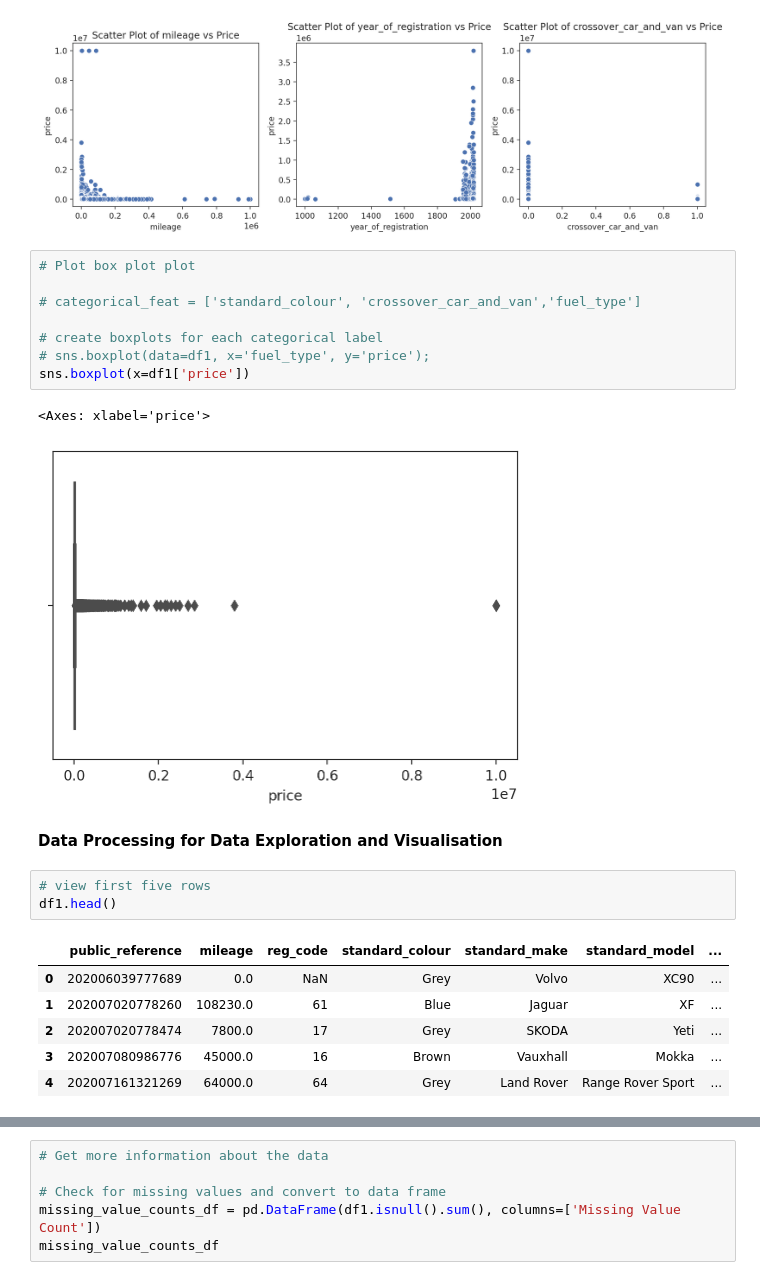
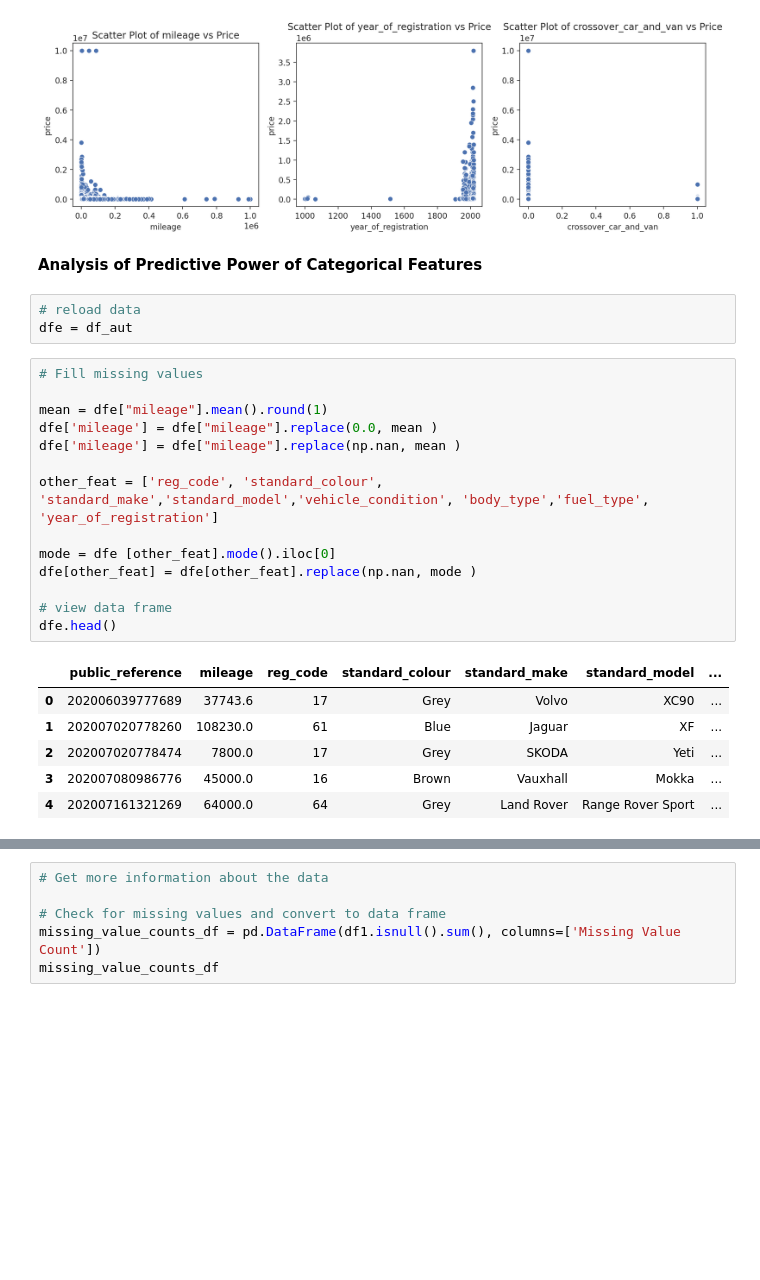
Before and after one commit to kessingtonosazee/GCP_Project_1, a Jupyter notebook: assessment_rrr.ipynb, the cells around one changed output, grey strips where cells are left out. Cells and saved outputs as stored; diff of their text form; blank space fills up the shorter version.

```diff
--- a/assessment_rrr.ipynb
+++ b/assessment_rrr.ipynb
@@ -195,27 +234,29 @@ plt.tight_layout()
 plt.show()
 # %% [output]
 [figure]
-# %%
-# Plot box plot plot
-
-# categorical_feat = ['standard_colour', 'crossover_car_and_van','fuel_type']
-
-# create boxplots for each categorical label
-# sns.boxplot(data=df1, x='fuel_type', y='price');
-sns.boxplot(x=df1['price'])
-# %% [output]
-<Axes: xlabel='price'>
-[figure, removed]
-# %% [markdown]
-**Data Processing for Data Exploration
-and Visualisation**
-# %%
-# view first five rows
-df1.head()
-# %% [output]
-|  | public_reference | mileage | reg_code | standard_colour | standard_make | standard_model | ... |
-| 0 | 202006039777689 | 0.0 | NaN | Grey | Volvo | XC90 | ... |
-| 1 | 202007020778260 | 108230.0 | 61 | Blue | Jaguar | XF | ... |
-| 2 | 202007020778474 | 7800.0 | 17 | Grey | SKODA | Yeti | ... |
-| 3 | 202007080986776 | 45000.0 | 16 | Brown | Vauxhall | Mokka | ... |
-| 4 | 202007161321269 | 64000.0 | 64 | Grey | Land Rover | Range Rover Sport | ... |
+# %% [markdown]
+**Analysis of Predictive Power of Categorical Features**
+# %%
+# reload data
+dfe = df_aut
+# %%
+# Fill missing values
+
+mean = dfe["mileage"].mean().round(1)
+dfe['mileage'] = dfe["mileage"].replace(0.0, mean )
+dfe['mileage'] = dfe["mileage"].replace(np.nan, mean )
+
+other_feat = ['reg_code', 'standard_colour', 'standard_make','standard_model','vehicle_condition', 'body_type','fuel_type', 'year_of_registration']
+
+mode = dfe [other_feat].mode().iloc[0]
+dfe[other_feat] = dfe[other_feat].replace(np.nan, mode )
+
+# view data frame
+dfe.head()
+# %% [output]
+|  | public_reference | mileage | reg_code | standard_colour | standard_make | standard_model | ... |
+| 0 | 202006039777689 | 37743.6 | 17 | Grey | Volvo | XC90 | ... |
+| 1 | 202007020778260 | 108230.0 | 61 | Blue | Jaguar | XF | ... |
+| 2 | 202007020778474 | 7800.0 | 17 | Grey | SKODA | Yeti | ... |
+| 3 | 202007080986776 | 45000.0 | 16 | Brown | Vauxhall | Mokka | ... |
+| 4 | 202007161321269 | 64000.0 | 64 | Grey | Land Rover | Range Rover Sport | ... |
```
Also changed, not shown: parts of 34 cells of this notebook.
